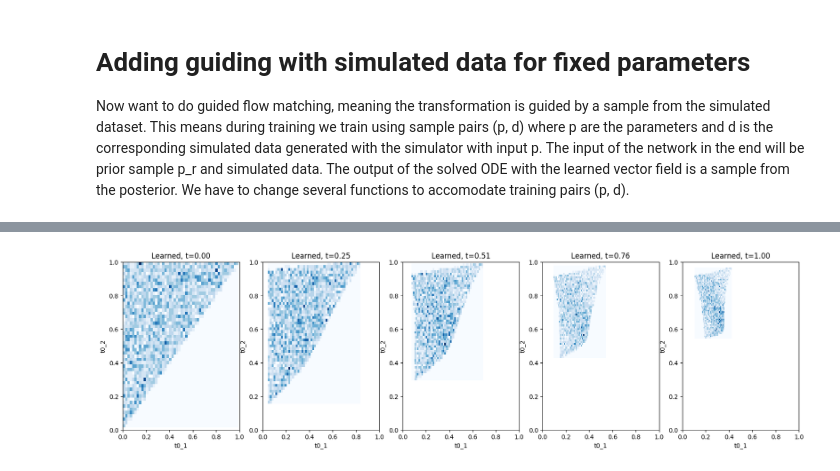
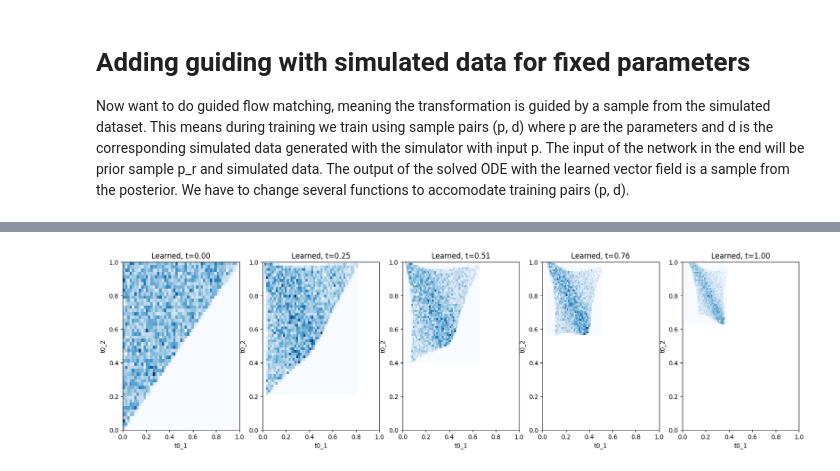
Before and after one commit to Ninavd/FRB-flow, a Jupyter notebook: notebooks/FM_simple_model.ipynb, the cells around one changed output, grey strips where cells are left out. Saved outputs shown, nothing was run; the diff lists cells and outputs as text; code cells hidden in the pictures.

```diff
--- a/notebooks/FM_simple_model.ipynb
+++ b/notebooks/FM_simple_model.ipynb
@@ -630,7 +408,7 @@ torch.Size([]) torch.Size([200]) 200 tensor([0.3239, 0.4429])
 # %%
-###############################################
-# Graph Marginals of Learned Vector Field #
-###############################################
+# --------------------------------------------- #
+#   Plot Marginal Path of Learned Vector Field  #
+# --------------------------------------------- #
 class LearnedVectorFieldODE():
     def __init__(self, net: MLPVectorField):
         self.net = net
@@ -638,83 +416,88 @@ class LearnedVectorFieldODE():
     def drift_coefficient(self, x: torch.Tensor, t: torch.Tensor, y: torch.Tensor) -> torch.Tensor:
         """
         Args:
-            - x: (bs, dim)
-            - t: (bs, dim)
+        - x: (bs, 2) (2 = nr of free parameters)
+        - t: (bs, 1)
+        - y: (bs, 100) (time_res of lightcurve)
         Returns:
-            - u_t: (bs, dim)
+        - u_t^theta(x|y): (bs, 2)
         """
         return self.net(x, t, y)
 
-num_samples = 4000
-num_marginals = 5
-
-ode = LearnedVectorFieldODE(linear_flow_model)
-solver = EulerODESolver(ode)
-
-ts = torch.linspace(0,1,100).to(device)
-record_every_idxs = record_every(len(ts), len(ts) // (num_marginals - 1))
-
-x0 = path.p_simple.sample(num_samples)
+# generate one instance of simulated data to guide prior samples with
 simulation_time_resolution = 100
 simulations = torch.zeros((num_samples, simulation_time_resolution)).to(device)
-prior = Prior()
+
+# fixed model parameters (NOTE: Should be same as used during training in PairedPosterior)
 N = 2
-
 time = np.linspace(0, 1.0, 1000)
 amp  = 25.0
-t0   = 0.1
 rise = 0.03
 skew = 5
 ybkg = 5.0
 
-for idx in range(num_samples):
-    # prior_sample = prior.sample(1)[0]
-    # print(list(prior_sample.cpu().numpy()))
-    burstparams = {
-        't0'   : [0.3, 0.8], #list(prior_sample.cpu().numpy()),
-        'amp'  : [amp, amp],
-        'rise' : [rise, rise],
-        'skew' : [skew, skew]
-    }
+# generate simulated data for one burst
+burstparams = {
+    't0'   : [0.2, 0.8], # NOTE: this has to obey the prior! (i.e. t0_1 < t0_2 < ... < t0_n)
+    'amp'  : [amp, amp],
+    'rise' : [rise, rise],
+    'skew' : [skew, skew]
+}
 
-    model = Model(
-        time=time,
-        ncomp=N,
-        burstparams=burstparams,
-        ybkg=ybkg
-        )
-    simulator = BurstSimulator(model)
-    x_counts = simulator.simulate_burst()
-    # reduce light curve time resolution (save every 10th point)
-    compressed_x_counts = torch.Tensor(x_counts[::10])
-    simulations[idx, :] = compressed_x_counts
+model = Model(
+    time=time,
+    ncomp=N,
+    burstparams=burstparams,
+    ybkg=ybkg
+    )
+
+simulator = BurstSimulator(model)
+x_counts = simulator.simulate_burst()
+
+# reduce light curve time resolution (save every 10th point)
+compressed_x_counts = torch.Tensor(x_counts[::10])
 
 # use same data for all prior samples
 for row_nr in range(len(simulations)):
     simulations[row_nr, :] = compressed_x_counts
 
-# TODO: should simulations be same as used in training?
-xts = solver.solve_with_trajectory(x0, ts.view(1,-1,1).expand(num_samples,-1,1), y=simulations)
+
+num_samples = 10000  # number of prior samples to transform
+num_marginals = 5   # number of snapshots
+
+# Initialize ODE solver
+ode = LearnedVectorFieldODE(linear_flow_model)
+solver = EulerODESolver(ode)
+ts = torch.linspace(0,1,100).to(device)
+
+# simulate ODE starting from x0   # TODO: should simulation be from the one used in training?
+x0 = path.p_simple.sample(num_samples)
+xts = solver.solve_with_trajectory(x0, ts.view(1, -1, 1).expand(num_samples,-1,1), y=simulations)
+
+# Only save num_marginals snapshots
+record_every_idxs = record_every(len(ts), len(ts) // (num_marginals - 1))
 xts = xts[:,record_every_idxs,:]
 
-
+# plot snapshots of marginal path
 plt.figure(figsize=(20, 5))
 
 for idx in range(xts.shape[1]):
     xx = xts[:,idx,:]
     t = ts.cpu()[record_every_idxs[idx]]
 
     plt.subplot(1, num_marginals, idx + 1)
 
     plt.hist2d(x=xx[:, 0], y=xx[:, 1], bins=50, cmap='Blues')
 
     plt.title(f"Learned, t={t:.2f}")
     plt.xlabel(f"t0_1")
     plt.ylabel(f"t0_2")
 
     plt.xlim(0, 1)
     plt.ylim(0, 1)
 
 plt.show()
+
+# TODO: Plot t=1 like a corner plot ?
 # %% [output]
-[figure, old version]
+[figure, new version]
```
Also changed, not shown: parts of 7 cells of this notebook, 3 other files.
